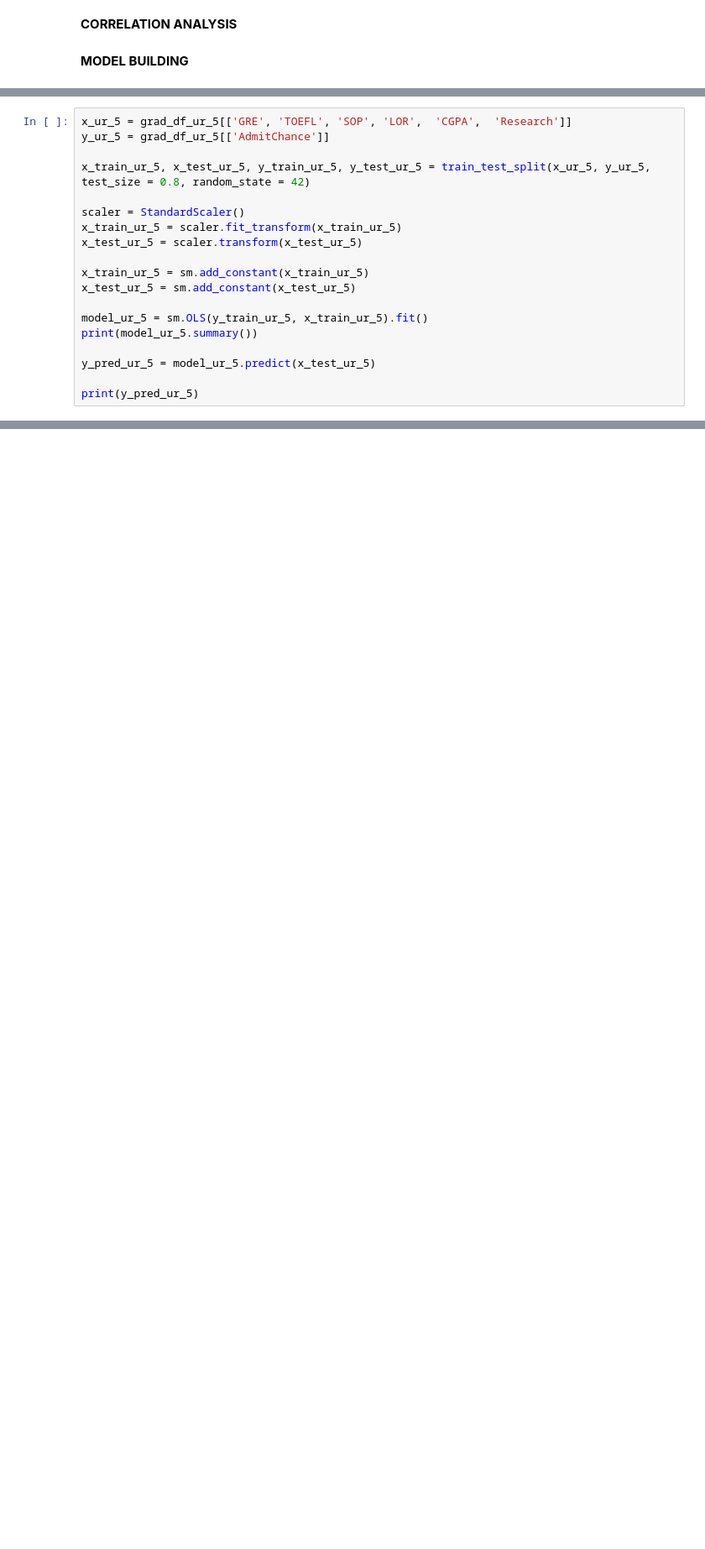
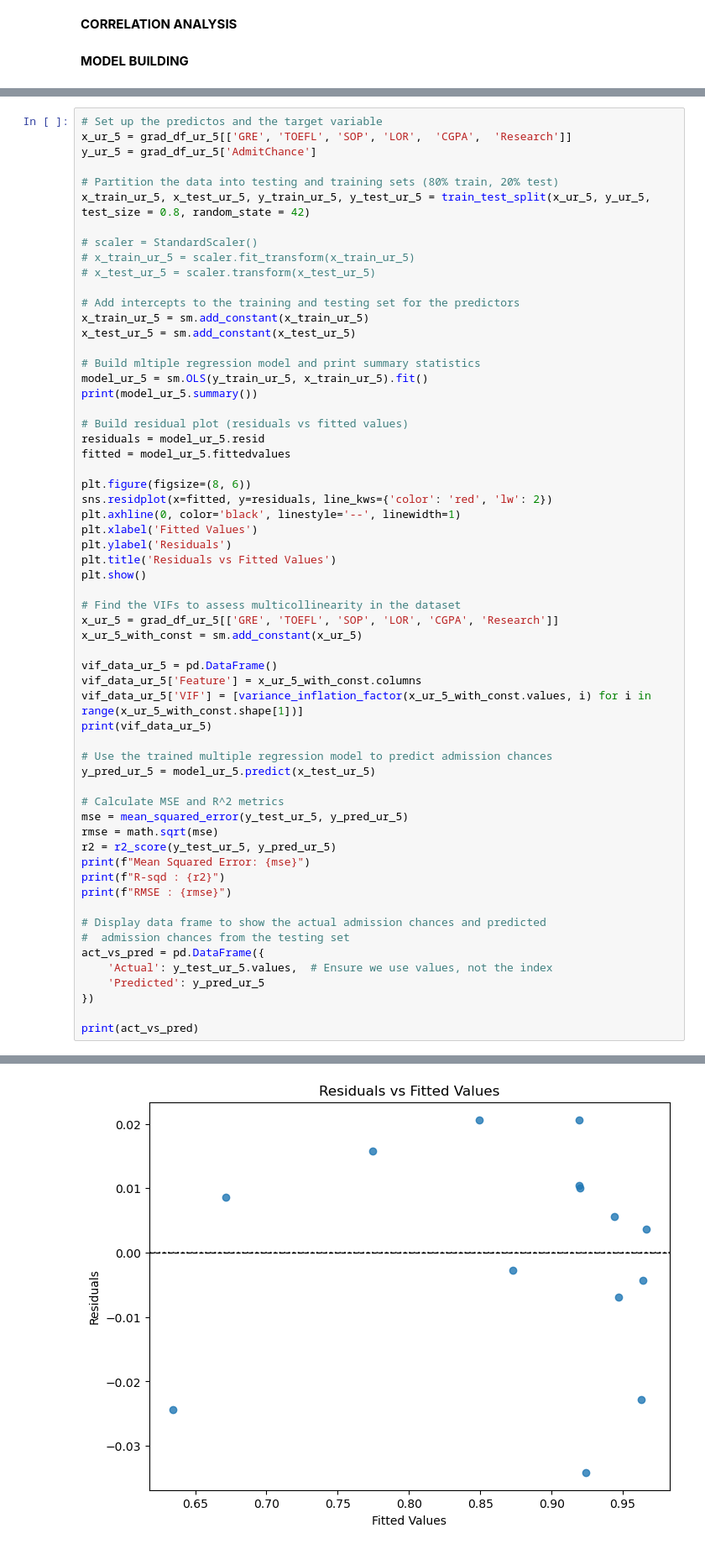
Before and after one commit to Sarvesh30/GraduatePredictor, a Jupyter notebook: GraduatePredTest.ipynb, the cells around one changed output, grey strips where cells are left out. Shown at 84% size. Drawn from its saved outputs; the diff is of its cells as text; blank space fills up the shorter version.

```diff
--- a/GraduatePredTest.ipynb
+++ b/GraduatePredTest.ipynb
@@ -165,22 +171,63 @@ plt.show()
 # %%
+# Set up the predictos and the target variable
 x_ur_5 = grad_df_ur_5[['GRE', 'TOEFL', 'SOP', 'LOR',  'CGPA',  'Research']]
-y_ur_5 = grad_df_ur_5[['AdmitChance']]
+y_ur_5 = grad_df_ur_5['AdmitChance']
 
+# Partition the data into testing and training sets (80% train, 20% test)
 x_train_ur_5, x_test_ur_5, y_train_ur_5, y_test_ur_5 = train_test_split(x_ur_5, y_ur_5, test_size = 0.8, random_state = 42)
 
-scaler = StandardScaler()
-x_train_ur_5 = scaler.fit_transform(x_train_ur_5)
-x_test_ur_5 = scaler.transform(x_test_ur_5)
+# scaler = StandardScaler()
+# x_train_ur_5 = scaler.fit_transform(x_train_ur_5)
+# x_test_ur_5 = scaler.transform(x_test_ur_5)
 
+# Add intercepts to the training and testing set for the predictors
 x_train_ur_5 = sm.add_constant(x_train_ur_5)
 x_test_ur_5 = sm.add_constant(x_test_ur_5)
 
+# Build mltiple regression model and print summary statistics
 model_ur_5 = sm.OLS(y_train_ur_5, x_train_ur_5).fit()
 print(model_ur_5.summary())
 
+# Build residual plot (residuals vs fitted values)
+residuals = model_ur_5.resid
+fitted = model_ur_5.fittedvalues
+
+plt.figure(figsize=(8, 6))
+sns.residplot(x=fitted, y=residuals, line_kws={'color': 'red', 'lw': 2})
+plt.axhline(0, color='black', linestyle='--', linewidth=1)
+plt.xlabel('Fitted Values')
+plt.ylabel('Residuals')
+plt.title('Residuals vs Fitted Values')
+plt.show()
+
+# Find the VIFs to assess multicollinearity in the dataset
+x_ur_5 = grad_df_ur_5[['GRE', 'TOEFL', 'SOP', 'LOR', 'CGPA', 'Research']]
+x_ur_5_with_const = sm.add_constant(x_ur_5)
+
+vif_data_ur_5 = pd.DataFrame()
+vif_data_ur_5['Feature'] = x_ur_5_with_const.columns
+vif_data_ur_5['VIF'] = [variance_inflation_factor(x_ur_5_with_const.values, i) for i in range(x_ur_5_with_const.shape[1])]
+print(vif_data_ur_5)
+
+# Use the trained multiple regression model to predict admission chances
 y_pred_ur_5 = model_ur_5.predict(x_test_ur_5)
 
-print(y_pred_ur_5)
+# Calculate MSE and R^2 metrics
+mse = mean_squared_error(y_test_ur_5, y_pred_ur_5)
+rmse = math.sqrt(mse)
+r2 = r2_score(y_test_ur_5, y_pred_ur_5)
+print(f"Mean Squared Error: {mse}")
+print(f"R-sqd : {r2}")
+print(f"RMSE : {rmse}")
+
+# Display data frame to show the actual admission chances and predicted
+#  admission chances from the testing set
+act_vs_pred = pd.DataFrame({
+    'Actual': y_test_ur_5.values,  # Ensure we use values, not the index
+    'Predicted': y_pred_ur_5
+})
+
+print(act_vs_pred)
 # %% [output]
                             OLS Regression Results
 ==============================================================================
@@ -201,0 +249 @@ Covariance Type:            nonrobust
+[figure, added]
```
Also changed, not shown: parts of 6 cells of this notebook.
